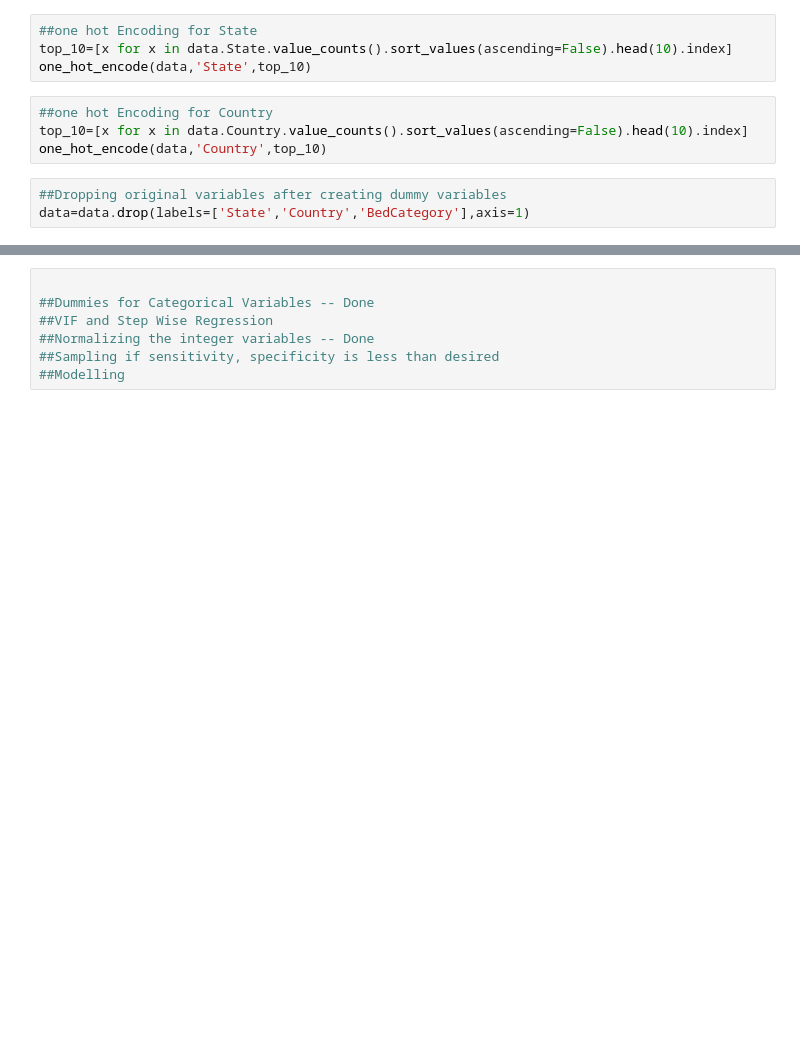
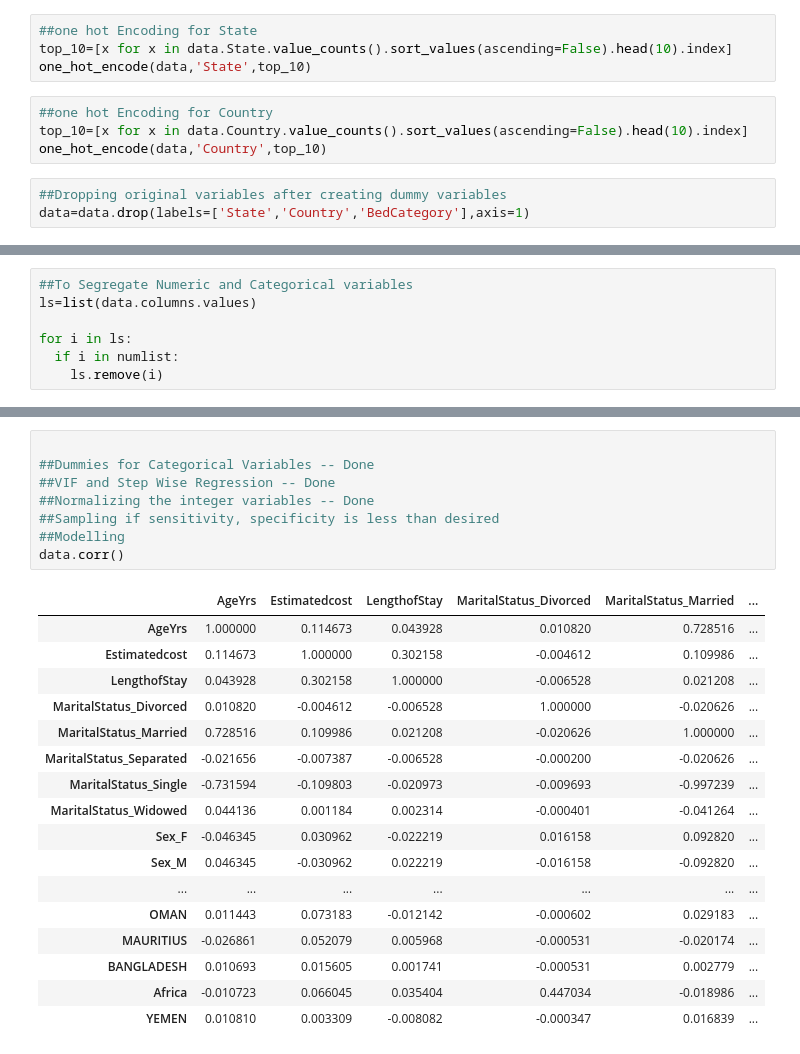
Before and after one commit to manthra16695/Code-360, a Jupyter notebook: Manipal_Hospitals.ipynb, the cells around one changed output, grey strips where cells are left out. Cells and saved outputs as stored; diff of their text form; blank space fills up the shorter version.

```diff
--- a/Manipal_Hospitals.ipynb
+++ b/Manipal_Hospitals.ipynb
@@ -407,0 +442,7 @@ data=data.drop(labels=['State','Country','BedCategory'],axis=1)
+# %%
+##To Segregate Numeric and Categorical variables
+ls=list(data.columns.values)
+
+for i in ls:
+  if i in numlist:
+    ls.remove(i)
@@ -408,7 +532,26 @@ data=data.drop(labels=['State','Country','BedCategory'],axis=1)
 # %%
 
 ##Dummies for Categorical Variables -- Done
-##VIF and Step Wise Regression
+##VIF and Step Wise Regression -- Done
 ##Normalizing the integer variables -- Done
 ##Sampling if sensitivity, specificity is less than desired
 ##Modelling
+data.corr()
+# %% [output]
+|  | AgeYrs | Estimatedcost | LengthofStay | MaritalStatus_Divorced | MaritalStatus_Married | ... |
+| AgeYrs | 1.000000 | 0.114673 | 0.043928 | 0.010820 | 0.728516 | ... |
+| Estimatedcost | 0.114673 | 1.000000 | 0.302158 | -0.004612 | 0.109986 | ... |
+| LengthofStay | 0.043928 | 0.302158 | 1.000000 | -0.006528 | 0.021208 | ... |
+| MaritalStatus_Divorced | 0.010820 | -0.004612 | -0.006528 | 1.000000 | -0.020626 | ... |
+| MaritalStatus_Married | 0.728516 | 0.109986 | 0.021208 | -0.020626 | 1.000000 | ... |
+| MaritalStatus_Separated | -0.021656 | -0.007387 | -0.006528 | -0.000200 | -0.020626 | ... |
+| MaritalStatus_Single | -0.731594 | -0.109803 | -0.020973 | -0.009693 | -0.997239 | ... |
+| MaritalStatus_Widowed | 0.044136 | 0.001184 | 0.002314 | -0.000401 | -0.041264 | ... |
+| Sex_F | -0.046345 | 0.030962 | -0.022219 | 0.016158 | 0.092820 | ... |
+| Sex_M | 0.046345 | -0.030962 | 0.022219 | -0.016158 | -0.092820 | ... |
+| ... | ... | ... | ... | ... | ... | ... |
+| OMAN | 0.011443 | 0.073183 | -0.012142 | -0.000602 | 0.029183 | ... |
+| MAURITIUS | -0.026861 | 0.052079 | 0.005968 | -0.000531 | -0.020174 | ... |
+| BANGLADESH | 0.010693 | 0.015605 | 0.001741 | -0.000531 | 0.002779 | ... |
+| Africa | -0.010723 | 0.066045 | 0.035404 | 0.447034 | -0.018986 | ... |
+| YEMEN | 0.010810 | 0.003309 | -0.008082 | -0.000347 | 0.016839 | ... |
```
Also changed, not shown: parts of 13 cells of this notebook.
